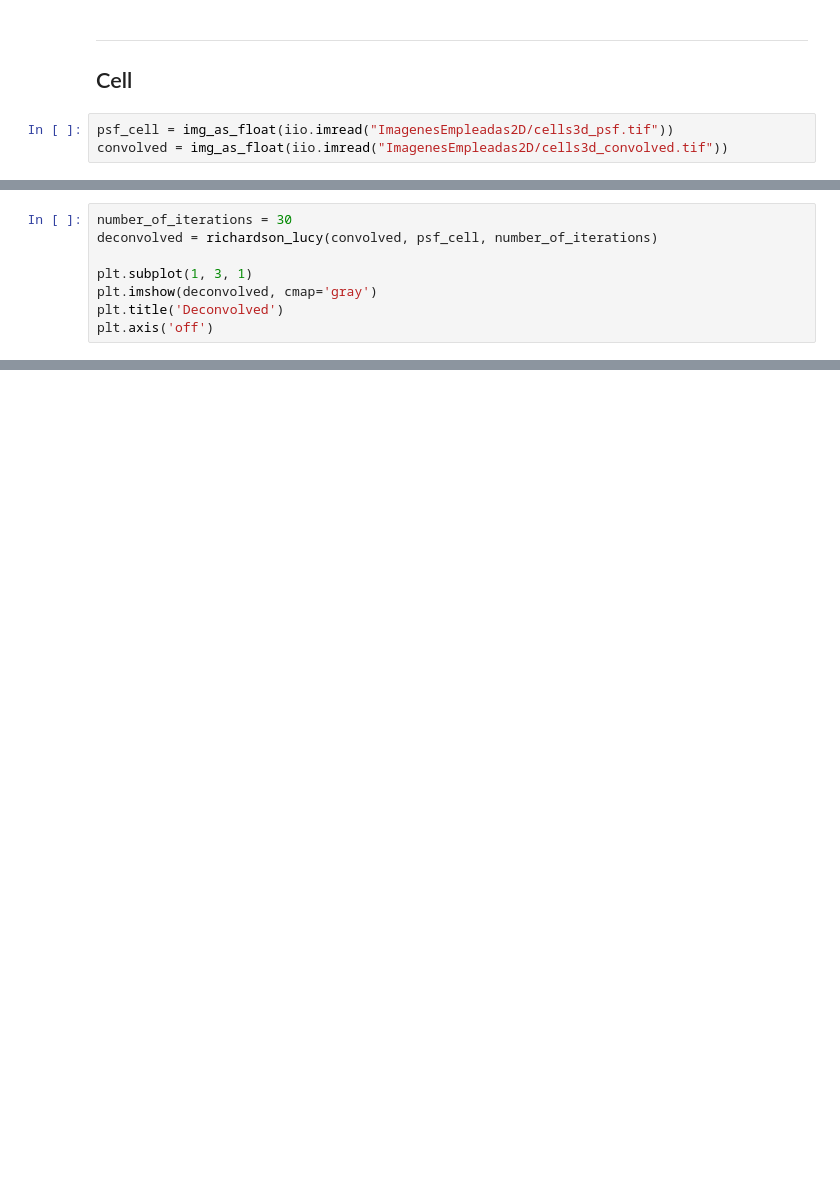
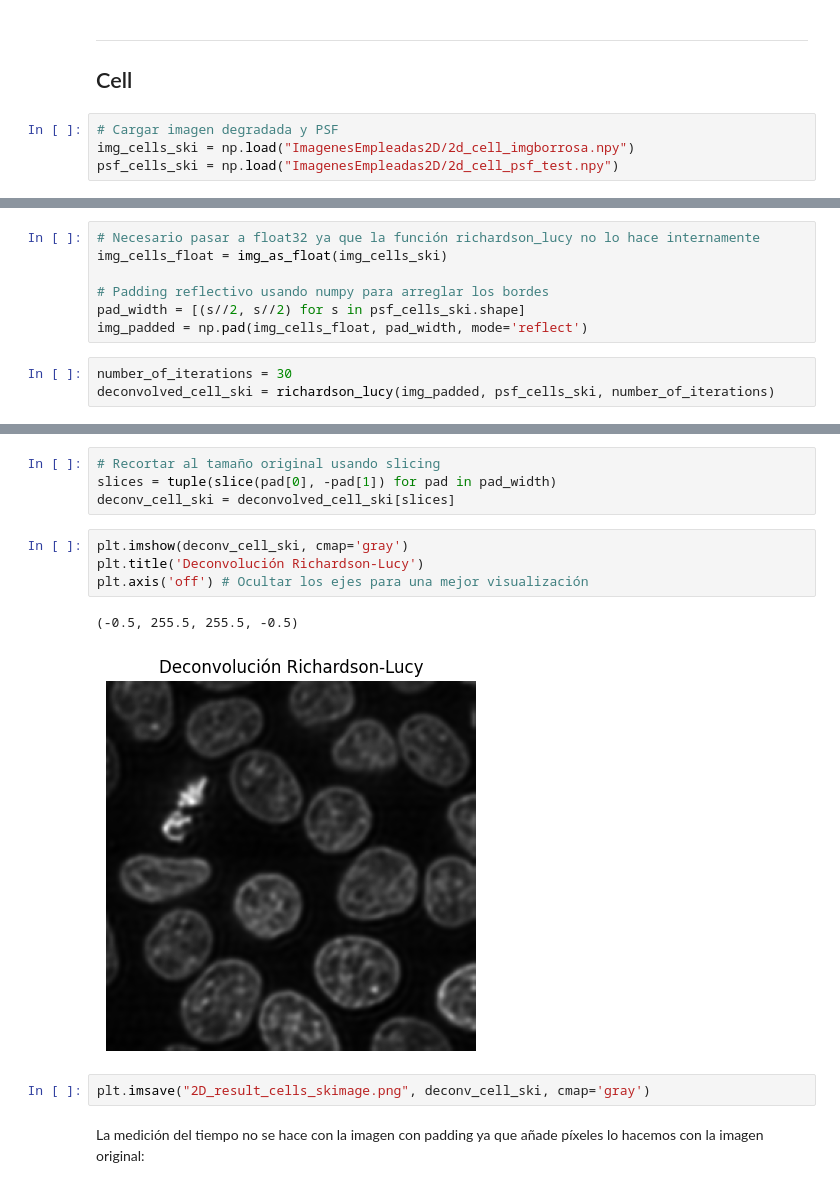
Before and after one commit to Jimena163/TFGNotebook, a Jupyter notebook: 2D_Python_skimage_MAC.ipynb, the cells around one changed output, grey strips where cells are left out. Drawn from its saved outputs; the diff is of its cells as text; blank space fills up the shorter version.

```diff
--- a/2D_Python_skimage_MAC.ipynb
+++ b/2D_Python_skimage_MAC.ipynb
@@ -85,5 +63,6 @@ Tiempo de ejecución de richardson_lucy: 0.4721221923828125 segundos
 ---
 ## Cell
 # %%
-psf_cell = img_as_float(iio.imread("ImagenesEmpleadas2D/cells3d_psf.tif"))
-convolved = img_as_float(iio.imread("ImagenesEmpleadas2D/cells3d_convolved.tif"))
+# Cargar imagen degradada y PSF
+img_cells_ski = np.load("ImagenesEmpleadas2D/2d_cell_imgborrosa.npy")
+psf_cells_ski = np.load("ImagenesEmpleadas2D/2d_cell_psf_test.npy")
@@ -90,8 +73,10 @@ convolved = img_as_float(iio.imread("ImagenesEmpleadas2D/cells3d_convolved.tif")
+# %%
+# Necesario pasar a float32 ya que la función richardson_lucy no lo hace internamente
+img_cells_float = img_as_float(img_cells_ski)
+
+# Padding reflectivo usando numpy para arreglar los bordes
+pad_width = [(s//2, s//2) for s in psf_cells_ski.shape]
+img_padded = np.pad(img_cells_float, pad_width, mode='reflect')
 # %%
 number_of_iterations = 30
-deconvolved = richardson_lucy(convolved, psf_cell, number_of_iterations)
-
-plt.subplot(1, 3, 1)
-plt.imshow(deconvolved, cmap='gray')
-plt.title('Deconvolved')
-plt.axis('off')
+deconvolved_cell_ski = richardson_lucy(img_padded, psf_cells_ski, number_of_iterations)
@@ -104,0 +83,15 @@ plt.axis('off')
+# %%
+# Recortar al tamaño original usando slicing
+slices = tuple(slice(pad[0], -pad[1]) for pad in pad_width)
+deconv_cell_ski = deconvolved_cell_ski[slices]
+# %%
+plt.imshow(deconv_cell_ski, cmap='gray')
+plt.title('Deconvolución Richardson-Lucy')
+plt.axis('off') # Ocultar los ejes para una mejor visualización
+# %% [output]
+(-0.5, 255.5, 255.5, -0.5)
+[figure, added]
+# %%
+plt.imsave("2D_result_cells_skimage.png", deconv_cell_ski, cmap='gray')
+# %% [markdown]
+La medición del tiempo no se hace con la imagen con padding ya que añade píxeles lo hacemos con la imagen original:
```
Also changed, not shown: parts of 11 cells of this notebook, 7 other files.
